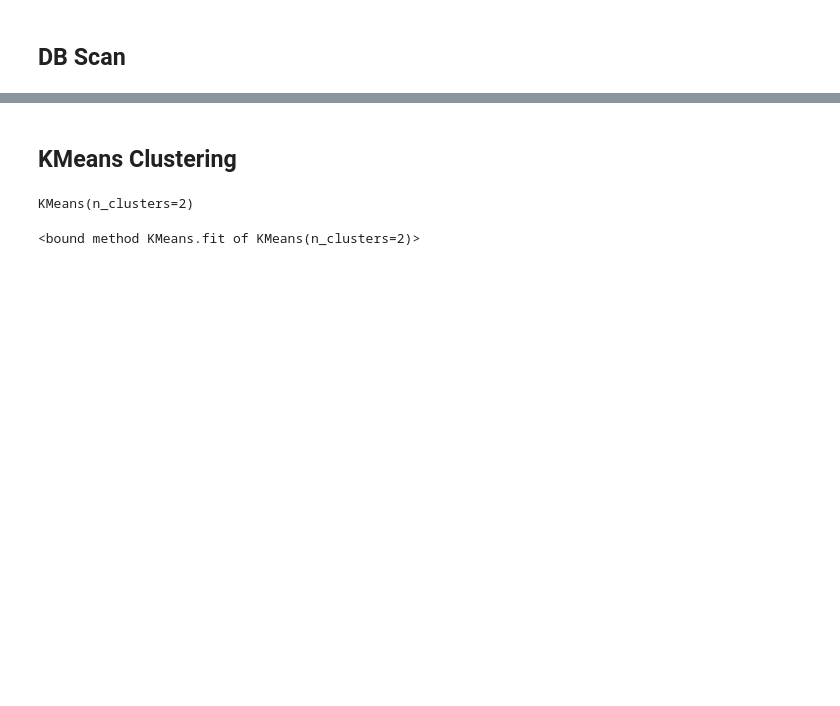
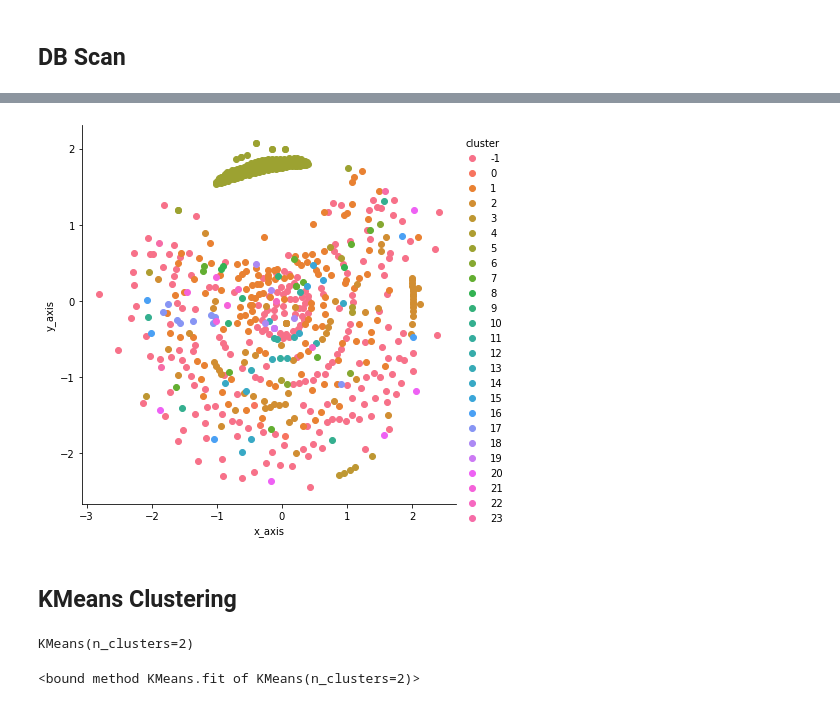
Before and after one commit to akesar01/LogAnalysis, a Jupyter notebook: Log_Analysis1.ipynb, the cells around one changed output, grey strips where cells are left out. Saved outputs shown, nothing was run; the diff lists cells and outputs as text; code cells hidden in the pictures; blank space fills up the shorter version.

```diff
--- a/Log_Analysis1.ipynb
+++ b/Log_Analysis1.ipynb
@@ -247,3 +358,15 @@ db = pd.DataFrame(clustering.labels_,parsed_logs)
+# %%
+df_plot = pd.DataFrame( {'x_axis': x,
+     'y_axis': y,
+     'cluster': clustering.labels_
+    })
+# %%
+seaborn.FacetGrid(df_plot, hue ="cluster", height = 6).map(
+plt.scatter, 'x_axis', 'y_axis').add_legend()
+
+plt.show()
+# %% [output]
+[figure, added]
 # %% [markdown]
 ## KMeans Clustering
 # %%
```
Also changed, not shown: parts of 36 cells of this notebook.
